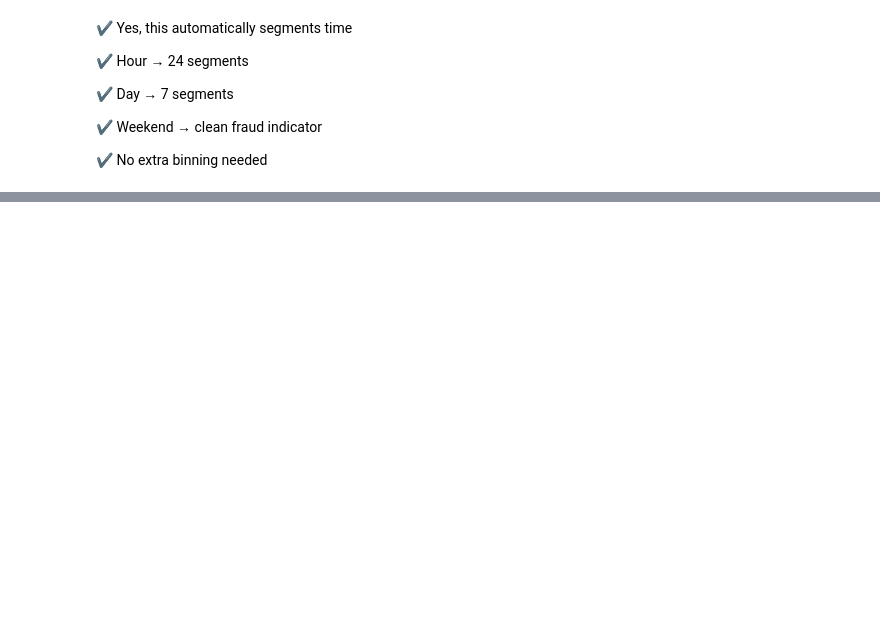
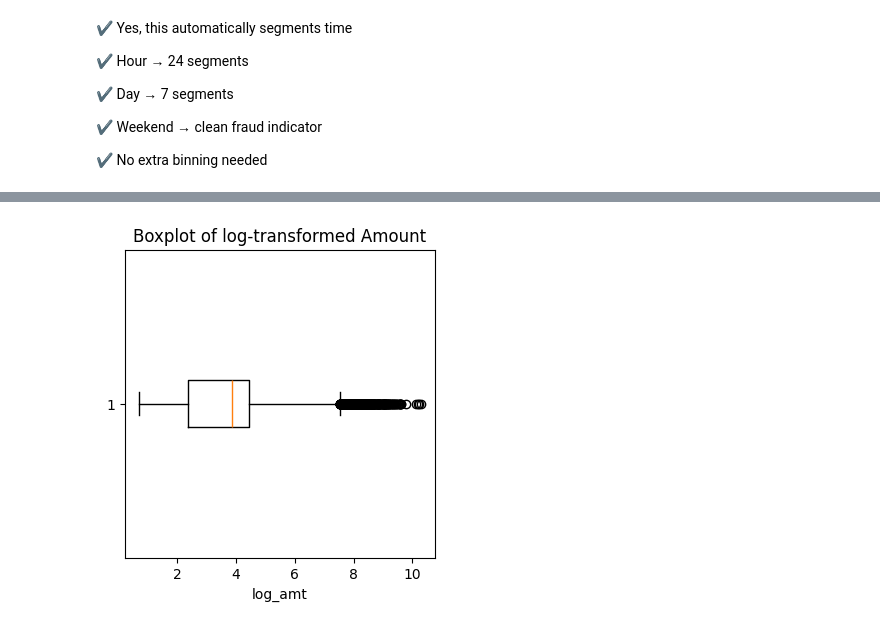
Before and after one commit to Harsh28-raj/credit-card-fraud-detection, a Jupyter notebook: credit_crd_frd.ipynb, the cells around one changed output, grey strips where cells are left out. Saved outputs shown, nothing was run; the diff lists cells and outputs as text; code cells hidden in the pictures; blank space fills up the shorter version.

```diff
--- a/credit_crd_frd.ipynb
+++ b/credit_crd_frd.ipynb
@@ -396,0 +189,8 @@ df = df.drop(columns=["amt_range"])
+# %%
+plt.figure(figsize=(4, 4))
+plt.boxplot(df["log_amt"], vert=False)
+plt.xlabel("log_amt")
+plt.title("Boxplot of log-transformed Amount")
+plt.show()
+# %% [output]
+[figure, added]
```
Also changed, not shown: parts of 29 cells of this notebook.
